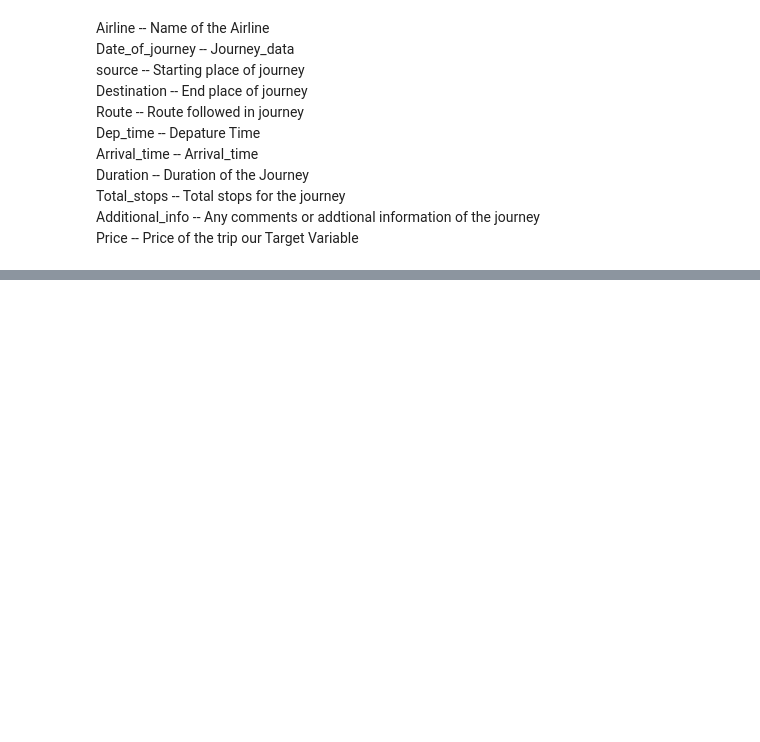
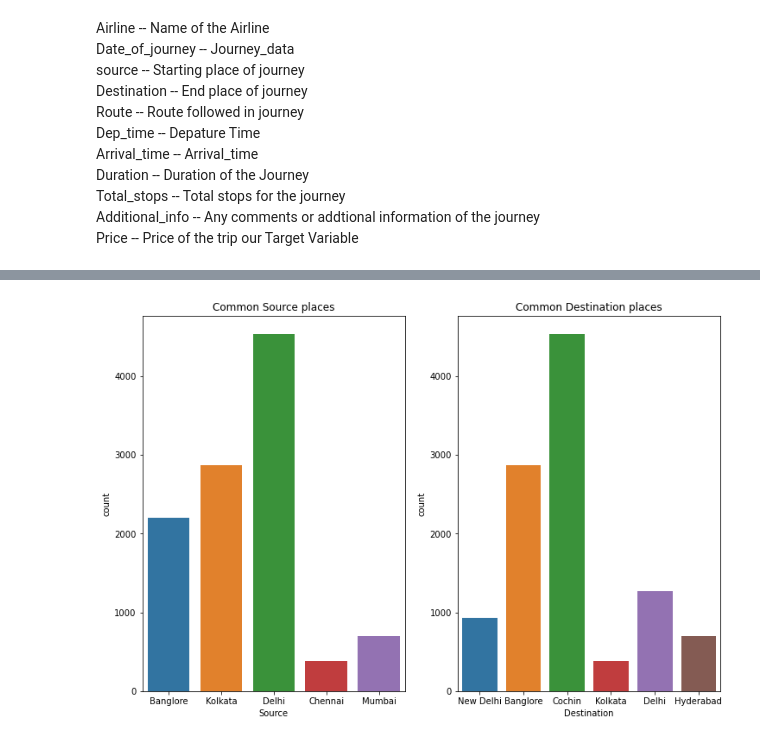
Before and after one commit to prakash-d07/Flight_Fare_estimator_Project, a Jupyter notebook: research/test.ipynb, the cells around one changed output, grey strips where cells are left out. Cells and saved outputs as stored; diff of their text form; code cells hidden in the pictures; blank space fills up the shorter version.

```diff
--- a/research/test.ipynb
+++ b/research/test.ipynb
@@ -70,0 +229,12 @@ We just have few null values so we can drop those values
+# %%
+fig,axes=plt.subplots(1,2,figsize=(12,8))
+
+sns.countplot(x=df["Source"],ax=axes[0])
+axes[0].set_title("Common Source places")
+
+sns.countplot(x=df['Destination'],ax=axes[1])
+axes[1].set_title("Common Destination places")
+
+plt.show()
+# %% [output]
+[figure, added]
```
Also changed, not shown: parts of 62 cells of this notebook, 17 other files.
